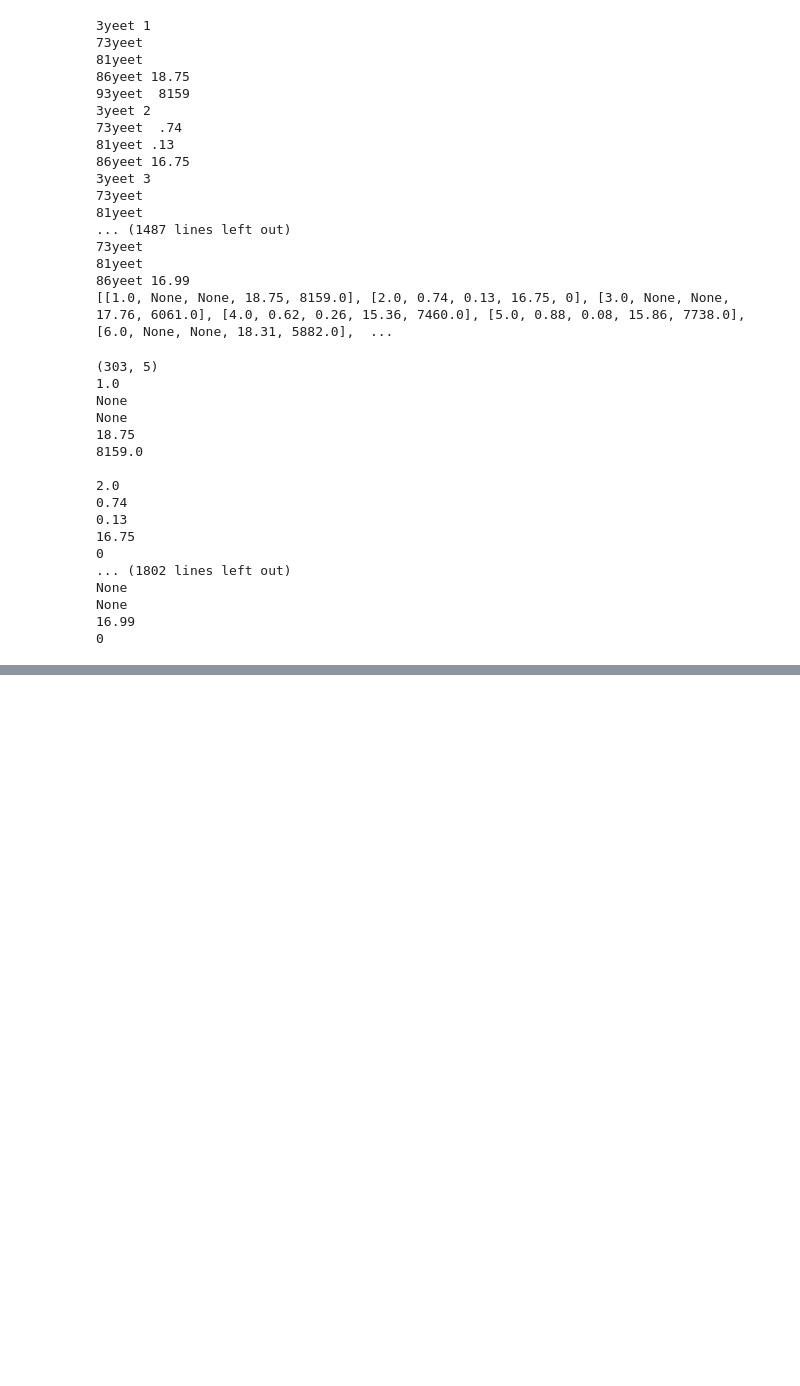
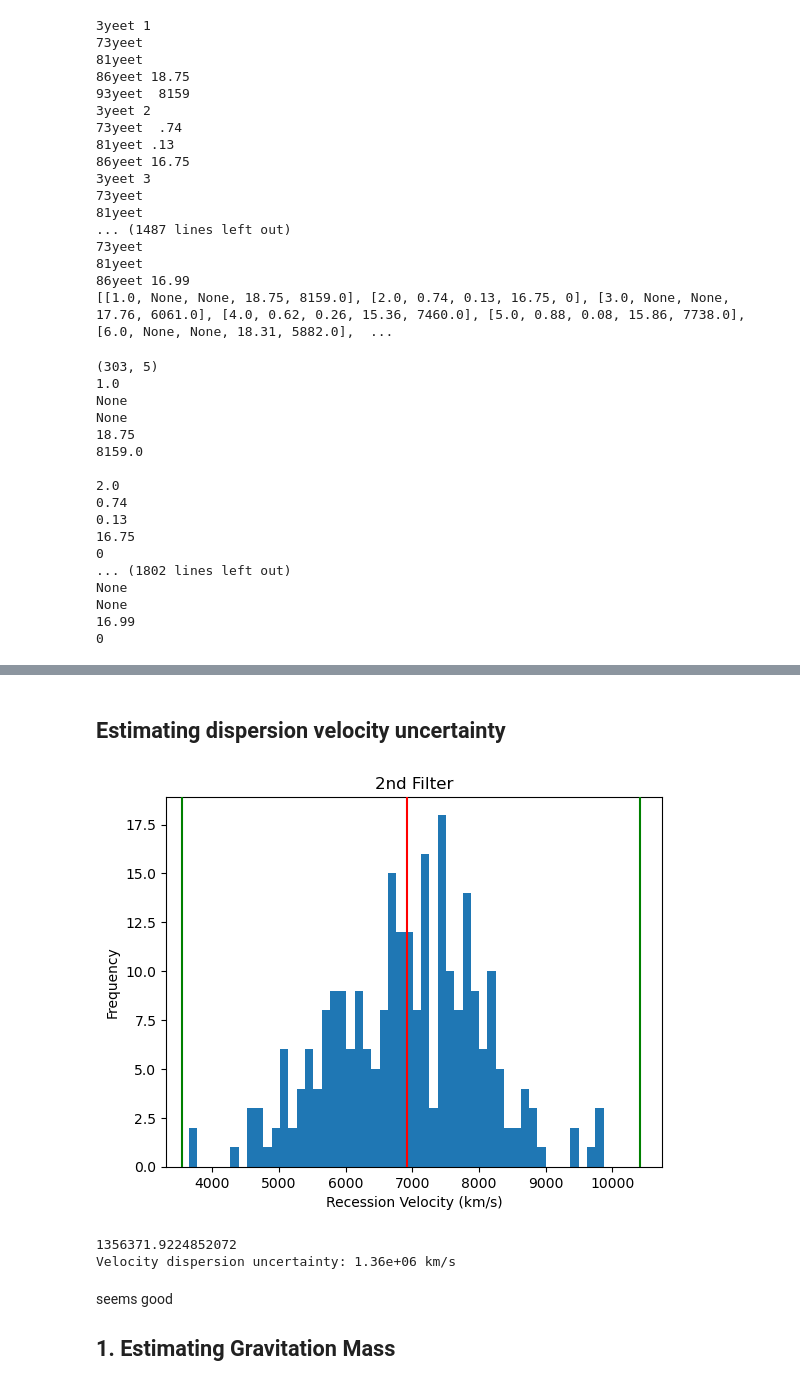
Before and after one commit to HerveSV/UNI_numerique, a Jupyter notebook: L2/S4/astro_proj1/coma_proj.ipynb, the cells around one changed output, grey strips where cells are left out. Saved outputs shown, nothing was run; the diff lists cells and outputs as text; code cells hidden in the pictures; blank space fills up the shorter version.

```diff
--- a/L2/S4/astro_proj1/coma_proj.ipynb
+++ b/L2/S4/astro_proj1/coma_proj.ipynb
@@ -135,0 +228,37 @@ print(np.transpose(data))
+# %%
+Vhelio_std = Vstd_2
+Vhelio_mean = Vmean_2
+V_dispersion = Vhelio_std**2 # the variance
+# %% [markdown]
+## Estimating dispersion velocity uncertainty
+# %%
+Vhelio_sift3 = []
+for i in range(len(Vhelio_sift2)):
+    if (Vhelio_sift2[i] > Vmean_2-3*Vstd_2) and (Vhelio_sift2[i] < Vmean_2+3*Vstd_2) :
+        Vhelio_sift3.append(Vhelio_sift2[i])
+
+Vmean_3 = np.mean(Vhelio_sift3)
+Vstd_3 = np.std(Vhelio_sift3)
+plt.hist(Vhelio_sift3, bins=50)
+plt.axvline(Vmean_3, c="red", zorder=5)
+plt.axvline(Vmean_3+3*Vstd_2, c="g", zorder=5)
+plt.axvline(Vmean_3-3*Vstd_3, c="g", zorder=5)
+plt.xlabel("Recession Velocity (km/s)")
+plt.ylabel("Frequency")
+plt.title("2nd Filter")
+
+plt.savefig("figs/identify_2.png")
+plt.show()
+
+# removing the galaxies on the outer skirts, how does that change velocity dispersion
+print(f"{V_dispersion}")
+uncertain_V_dispersion = np.abs(V_dispersion - Vstd_3)
+print(f"Velocity dispersion uncertainty: {uncertain_V_dispersion:.3} km/s")
+# %% [output]
+[figure, added]
+1356371.9224852072
+Velocity dispersion uncertainty: 1.36e+06 km/s
+# %% [markdown]
+seems good
+
+## 1. Estimating Gravitation Mass
```
Also changed, not shown: parts of 20 cells of this notebook, 12 other files.
